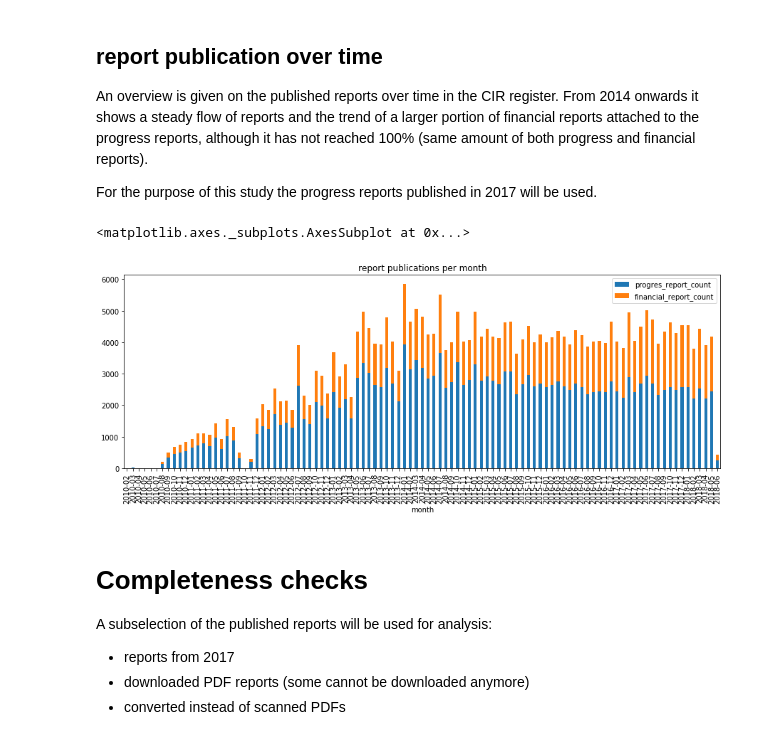
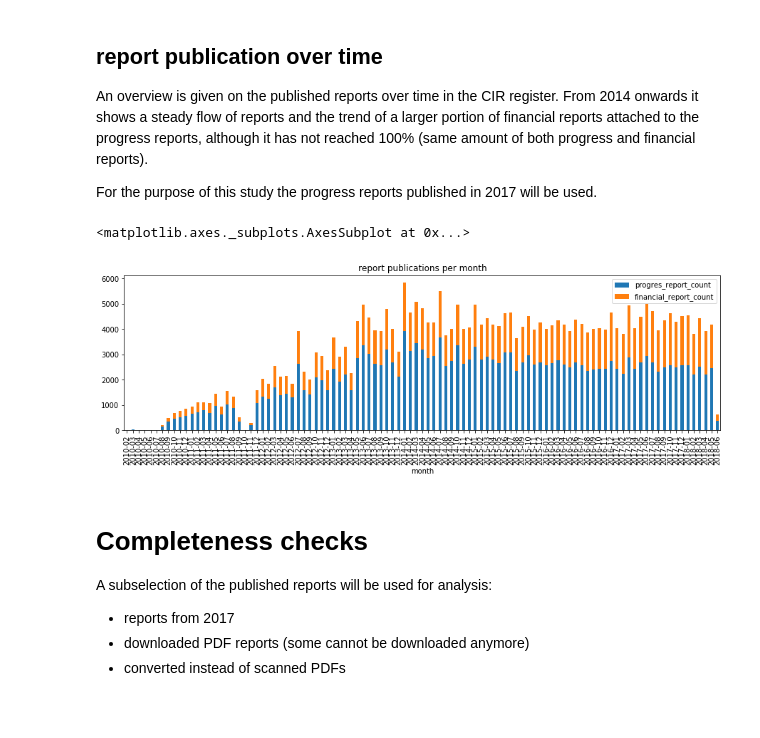
Before and after one commit to quantleap/is-ds-thesis, a Jupyter notebook: notebooks/Reports - dataset description.ipynb, the cells around one changed output. Saved outputs shown, nothing was run; the diff lists cells and outputs as text; code cells hidden in the pictures; blank space fills up the shorter version.

```diff
--- a/notebooks/Reports - dataset description.ipynb
+++ b/notebooks/Reports - dataset description.ipynb
@@ -45,28 +45,28 @@ For the purpose of this study the progress reports published in 2017 will be use
 # %%
 sql = """
 with
 financial as (
       select to_char(publication_date, 'YYYY-MM') as month,
              count(*) as financial_report_count
       from reports
       where right(identification, 1) = 'B'
       group by 1),
 progress as (
       select to_char(publication_date, 'YYYY-MM') as month,
              count(*) as progres_report_count
       from reports
       where right(identification, 1) != 'B'
       group by 1)
 select prog.month, progres_report_count, coalesce(financial_report_count, 0) as financial_report_count
   from financial fin
     full outer join progress prog on fin.month = prog.month
   order by prog.month;
 """
 df = pd.read_sql(sql, con, index_col="month")
-df.plot.bar(stacked=True, figsize=(15, 5), title='report publications per month')
+df.plot.bar(stacked=True, figsize=(15, 4), title='report publications per month')
 # %% [output]
 <matplotlib.axes._subplots.AxesSubplot at 0x...>
-[figure, old version]
+[figure, new version]
 # %% [markdown]
 # Completeness checks
 A subselection of the published reports will be used for analysis:
```
Also changed, not shown: parts of 22 cells of this notebook, 3 other files.
